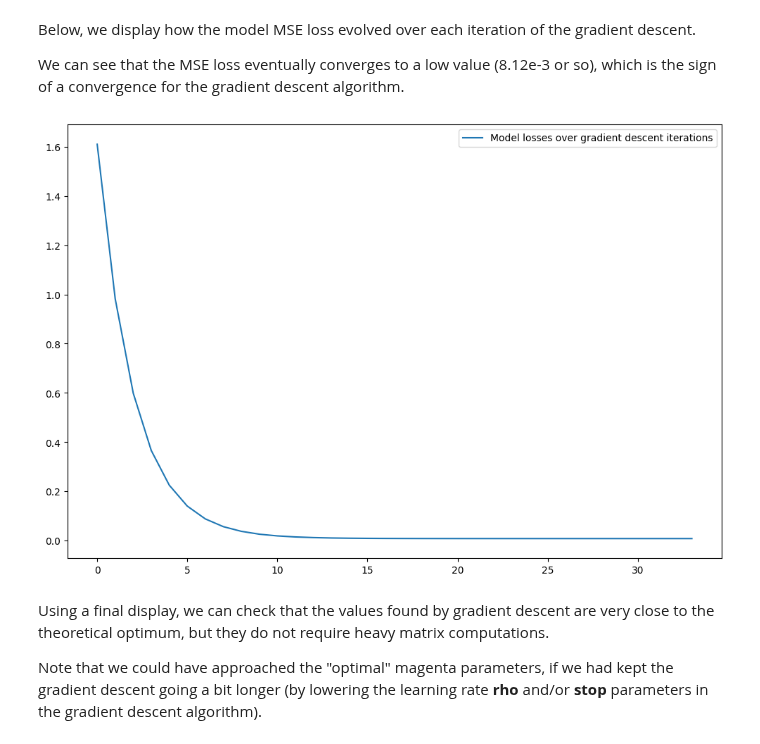
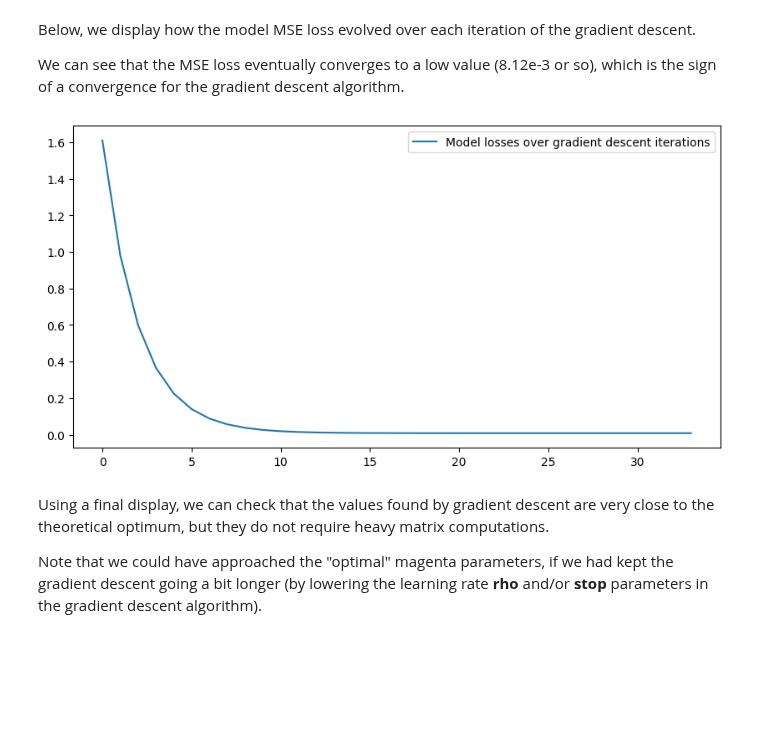
Before and after one commit to matthieudemari/SUTD_DL_50_039, a Jupyter notebook: W1/0. All/Code files/2. Solving a Simple Linear Regression Model with a Mock Dataset, using Gradient Descent.ipynb, the cells around one changed output. Cells and saved outputs as stored; diff of their text form; code cells hidden in the pictures; blank space fills up the shorter version.

```diff
--- a/W1/0. All/Code files/2. Solving a Simple Linear Regression Model with a Mock Dataset, using Gradient Descent.ipynb
+++ b/W1/0. All/Code files/2. Solving a Simple Linear Regression Model with a Mock Dataset, using Gradient Descent.ipynb
@@ -262,14 +262,14 @@ Below, we display how the model MSE loss evolved over each iteration of the grad
 We can see that the MSE loss eventually converges to a low value (8.12e-3 or so), which is the sign of a convergence for the gradient descent algorithm.
 # %%
 # Display dataset
-plt.figure(figsize = (12, 8))
+plt.figure(figsize = (10, 5))
 plt.plot(losses, label = "Model losses over gradient descent iterations")
 
 # Display
 plt.legend(loc = 'best')
 plt.show()
 # %% [output]
-[figure, old version]
+[figure, new version]
 # %% [markdown]
 Using a final display, we can check that the values found by gradient descent are very close to the theoretical optimum, but they do not require heavy matrix computations.
 
```
Also changed, not shown: parts of 5 cells of this notebook, 5 other files.
